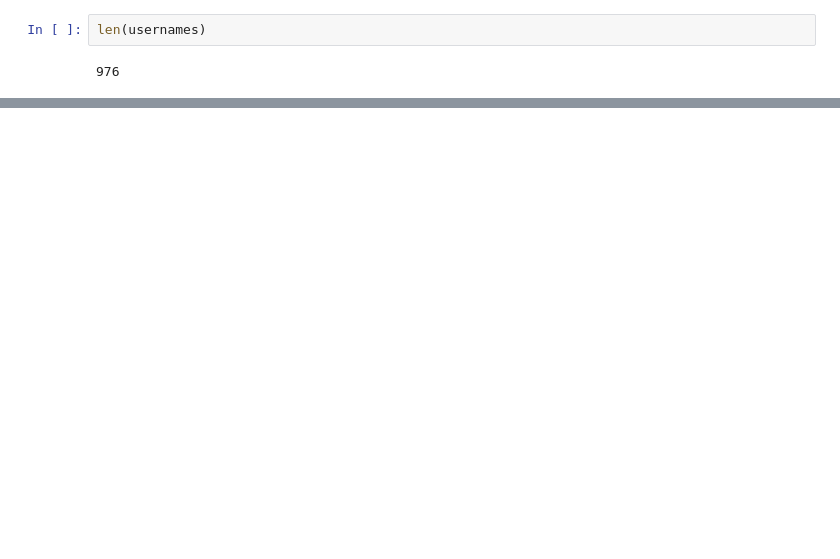
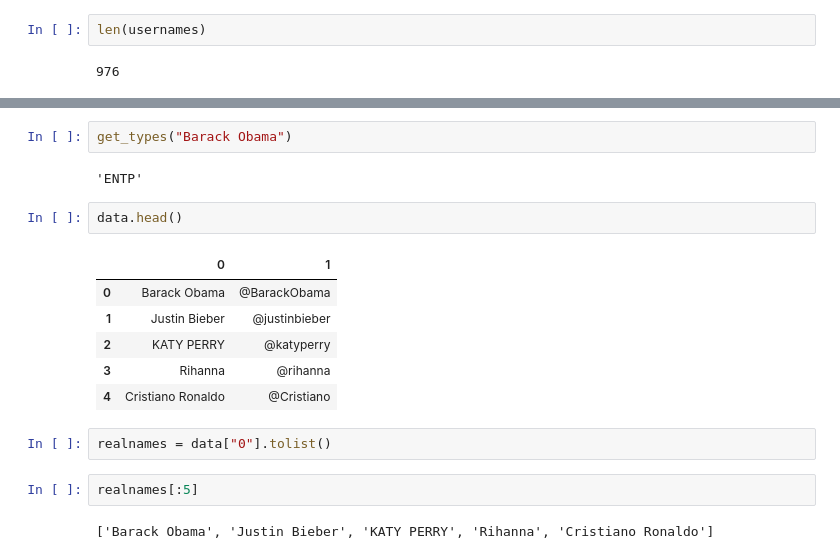
Before and after one commit to PCA2021/PCA, a Jupyter notebook: notebooks/Twitter_1k_data.ipynb, the cells around one changed output, grey strips where cells are left out. Drawn from its saved outputs; the diff is of its cells as text; blank space fills up the shorter version.

```diff
--- a/notebooks/Twitter_1k_data.ipynb
+++ b/notebooks/Twitter_1k_data.ipynb
@@ -34,0 +96,19 @@ df_all.shape
+# %%
+get_types("Barack Obama")
+# %% [output]
+'ENTP'
+# %%
+data.head()
+# %% [output]
+|  | 0 | 1 |
+| 0 | Barack Obama | @BarackObama |
+| 1 | Justin Bieber | @justinbieber |
+| 2 | KATY PERRY | @katyperry |
+| 3 | Rihanna | @rihanna |
+| 4 | Cristiano Ronaldo | @Cristiano |
+# %%
+realnames = data["0"].tolist()
+# %%
+realnames[:5]
+# %% [output]
+['Barack Obama', 'Justin Bieber', 'KATY PERRY', 'Rihanna', 'Cristiano Ronaldo']
```
Also changed, not shown: parts of 11 cells of this notebook, 1 other file.
